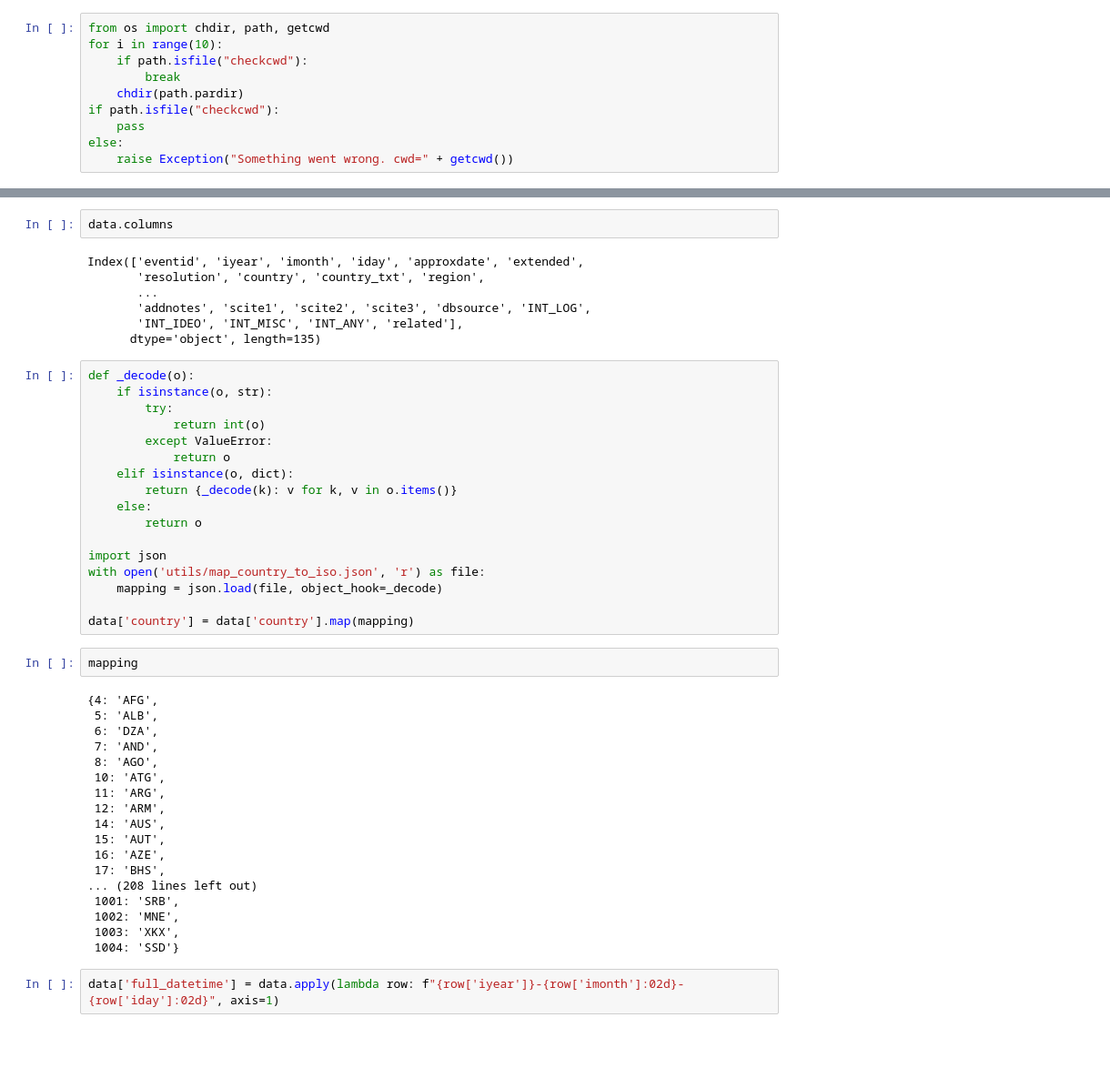
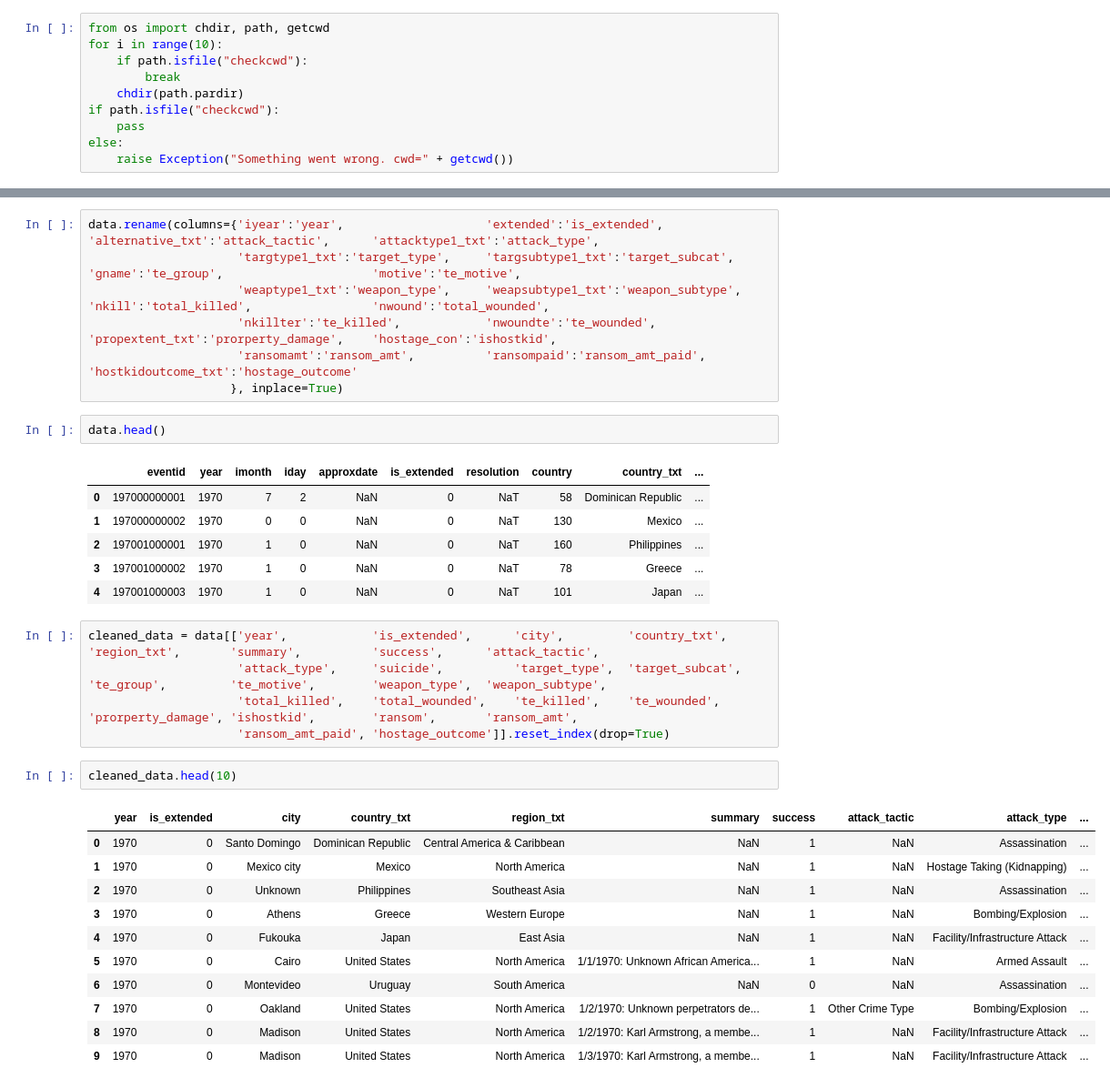
Before and after one commit to thanh309/dashboard-global-terrorism, a Jupyter notebook: code/clean_data.ipynb, the cells around one changed output, grey strips where cells are left out. Shown at 91% size. Saved outputs shown, nothing was run; the diff lists cells and outputs as text; blank space fills up the shorter version.

Commit message:
cleaned data

```diff
--- a/code/clean_data.ipynb
+++ b/code/clean_data.ipynb
@@ -21,48 +26,35 @@ len(data['country'].unique())
+# %%
+data.rename(columns={'iyear':'year',                    'extended':'is_extended',               'alternative_txt':'attack_tactic',      'attacktype1_txt':'attack_type',
+                     'targtype1_txt':'target_type',     'targsubtype1_txt':'target_subcat',     'gname':'te_group',                     'motive':'te_motive',
+                     'weaptype1_txt':'weapon_type',     'weapsubtype1_txt':'weapon_subtype',    'nkill':'total_killed',                 'nwound':'total_wounded',
+                     'nkillter':'te_killed',            'nwoundte':'te_wounded',                'propextent_txt':'prorperty_damage',    'hostage_con':'ishostkid',
+                     'ransomamt':'ransom_amt',          'ransompaid':'ransom_amt_paid',         'hostkidoutcome_txt':'hostage_outcome'
+                    }, inplace=True)
 # %%
-data.columns
+data.head()
 # %% [output]
-Index(['eventid', 'iyear', 'imonth', 'iday', 'approxdate', 'extended',
-       'resolution', 'country', 'country_txt', 'region',
-       ...
-       'addnotes', 'scite1', 'scite2', 'scite3', 'dbsource', 'INT_LOG',
-       'INT_IDEO', 'INT_MISC', 'INT_ANY', 'related'],
-      dtype='object', length=135)
+|  | eventid | year | imonth | iday | approxdate | is_extended | resolution | country | country_txt | ... |
+| 0 | 197000000001 | 1970 | 7 | 2 | NaN | 0 | NaT | 58 | Dominican Republic | ... |
+| 1 | 197000000002 | 1970 | 0 | 0 | NaN | 0 | NaT | 130 | Mexico | ... |
+| 2 | 197001000001 | 1970 | 1 | 0 | NaN | 0 | NaT | 160 | Philippines | ... |
+| 3 | 197001000002 | 1970 | 1 | 0 | NaN | 0 | NaT | 78 | Greece | ... |
+| 4 | 197001000003 | 1970 | 1 | 0 | NaN | 0 | NaT | 101 | Japan | ... |
-# %%
-def _decode(o):
-    if isinstance(o, str):
-        try:
-            return int(o)
-        except ValueError:
-            return o
-    elif isinstance(o, dict):
-        return {_decode(k): v for k, v in o.items()}
-    else:
-        return o
-
-import json
-with open('utils/map_country_to_iso.json', 'r') as file:
-    mapping = json.load(file, object_hook=_decode)
-
-data['country'] = data['country'].map(mapping)
-# %%
-mapping
-# %% [output]
-{4: 'AFG',
- 5: 'ALB',
- 6: 'DZA',
- 7: 'AND',
- 8: 'AGO',
- 10: 'ATG',
- 11: 'ARG',
- 12: 'ARM',
- 14: 'AUS',
- 15: 'AUT',
- 16: 'AZE',
- 17: 'BHS',
-... (208 lines left out)
- 1001: 'SRB',
- 1002: 'MNE',
- 1003: 'XKX',
- 1004: 'SSD'}
-# %%
-data['full_datetime'] = data.apply(lambda row: f"{row['iyear']}-{row['imonth']:02d}-{row['iday']:02d}", axis=1)
+# %%
+cleaned_data = data[['year',            'is_extended',      'city',         'country_txt',      'region_txt',       'summary',          'success',      'attack_tactic',
+                     'attack_type',     'suicide',          'target_type',  'target_subcat',    'te_group',         'te_motive',        'weapon_type',  'weapon_subtype',
+                     'total_killed',    'total_wounded',    'te_killed',    'te_wounded',       'prorperty_damage', 'ishostkid',        'ransom',       'ransom_amt',
+                     'ransom_amt_paid', 'hostage_outcome']].reset_index(drop=True)
+# %%
+cleaned_data.head(10)
+# %% [output]
+|  | year | is_extended | city | country_txt | region_txt | summary | success | attack_tactic | attack_type | ... |
+| 0 | 1970 | 0 | Santo Domingo | Dominican Republic | Central America & Caribbean | NaN | 1 | NaN | Assassination | ... |
+| 1 | 1970 | 0 | Mexico city | Mexico | North America | NaN | 1 | NaN | Hostage Taking (Kidnapping) | ... |
+| 2 | 1970 | 0 | Unknown | Philippines | Southeast Asia | NaN | 1 | NaN | Assassination | ... |
+| 3 | 1970 | 0 | Athens | Greece | Western Europe | NaN | 1 | NaN | Bombing/Explosion | ... |
+| 4 | 1970 | 0 | Fukouka | Japan | East Asia | NaN | 1 | NaN | Facility/Infrastructure Attack | ... |
+| 5 | 1970 | 0 | Cairo | United States | North America | 1/1/1970: Unknown African America... | 1 | NaN | Armed Assault | ... |
+| 6 | 1970 | 0 | Montevideo | Uruguay | South America | NaN | 0 | NaN | Assassination | ... |
+| 7 | 1970 | 0 | Oakland | United States | North America | 1/2/1970: Unknown perpetrators de... | 1 | Other Crime Type | Bombing/Explosion | ... |
+| 8 | 1970 | 0 | Madison | United States | North America | 1/2/1970: Karl Armstrong, a membe... | 1 | NaN | Facility/Infrastructure Attack | ... |
+| 9 | 1970 | 0 | Madison | United States | North America | 1/3/1970: Karl Armstrong, a membe... | 1 | NaN | Facility/Infrastructure Attack | ... |
```
Also changed, not shown: parts of 13 cells of this notebook.
